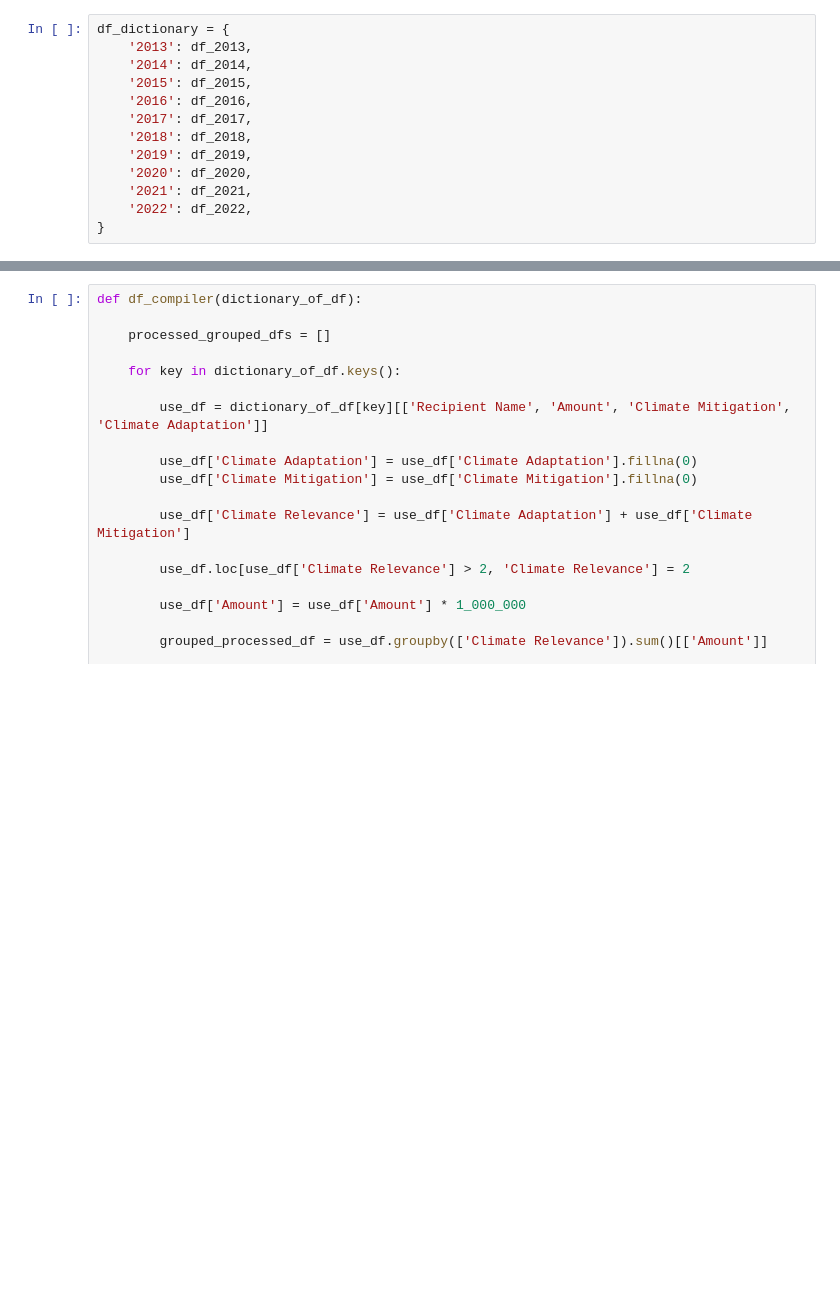
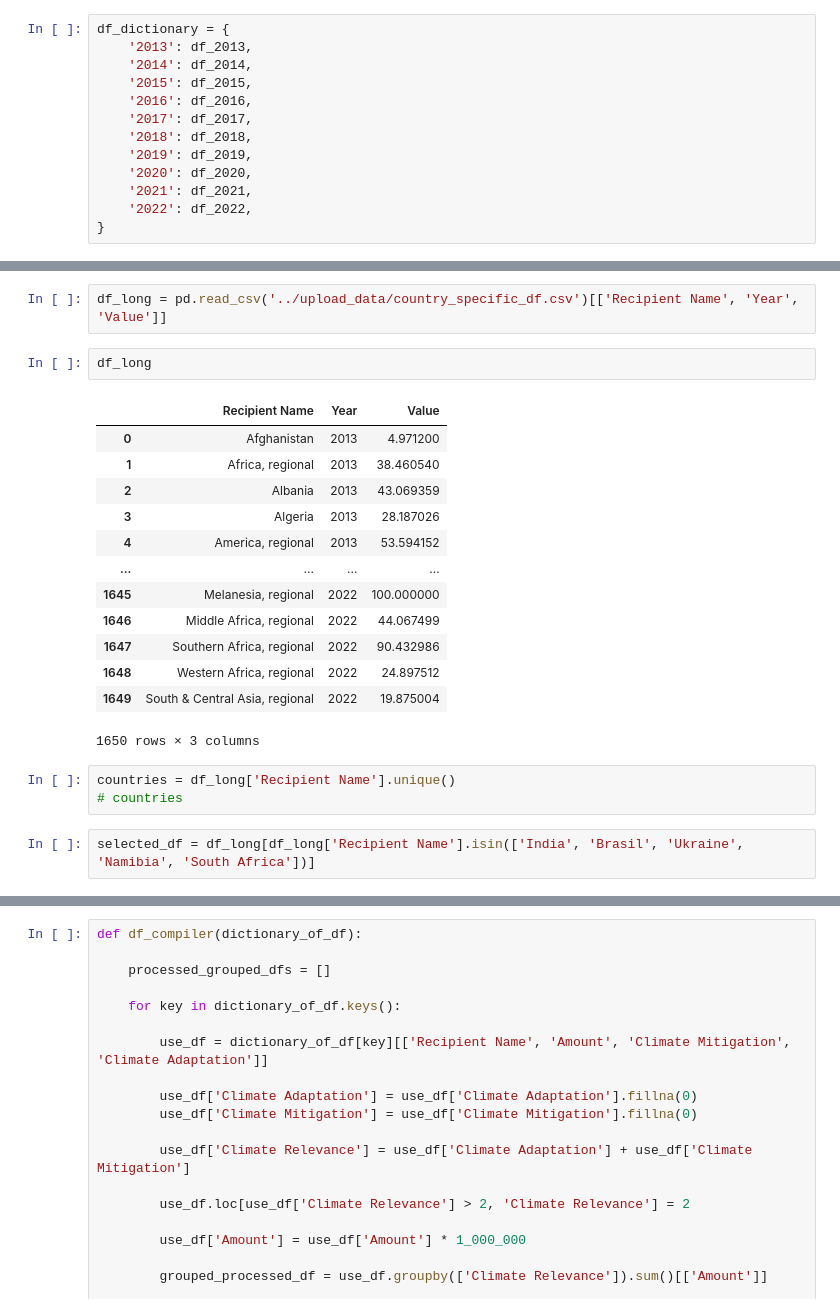
Before and after one commit to Samuel-Drewes/KlimaPortfolios, a Jupyter notebook: notebooks/first_play.ipynb, the cells around one changed output, grey strips where cells are left out. Saved outputs shown, nothing was run; the diff lists cells and outputs as text; blank space fills up the shorter version.

```diff
--- a/notebooks/first_play.ipynb
+++ b/notebooks/first_play.ipynb
@@ -37,0 +90,23 @@ df_dictionary = {
+# %%
+df_long = pd.read_csv('../upload_data/country_specific_df.csv')[['Recipient Name', 'Year', 'Value']]
+# %%
+df_long
+# %% [output]
+|  | Recipient Name | Year | Value |
+| 0 | Afghanistan | 2013 | 4.971200 |
+| 1 | Africa, regional | 2013 | 38.460540 |
+| 2 | Albania | 2013 | 43.069359 |
+| 3 | Algeria | 2013 | 28.187026 |
+| 4 | America, regional | 2013 | 53.594152 |
+| ... | ... | ... | ... |
+| 1645 | Melanesia, regional | 2022 | 100.000000 |
+| 1646 | Middle Africa, regional | 2022 | 44.067499 |
+| 1647 | Southern Africa, regional | 2022 | 90.432986 |
+| 1648 | Western Africa, regional | 2022 | 24.897512 |
+| 1649 | South & Central Asia, regional | 2022 | 19.875004 |
+1650 rows × 3 columns
+# %%
+countries = df_long['Recipient Name'].unique()
+# countries
+# %%
+selected_df = df_long[df_long['Recipient Name'].isin(['India', 'Brasil', 'Ukraine', 'Namibia', 'South Africa'])]
```
Also changed, not shown: parts of 11 cells of this notebook, 2 other files.
